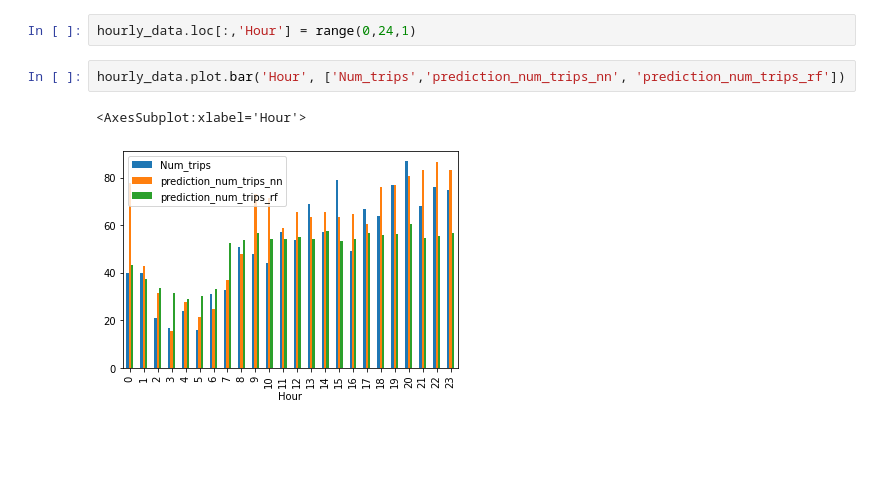
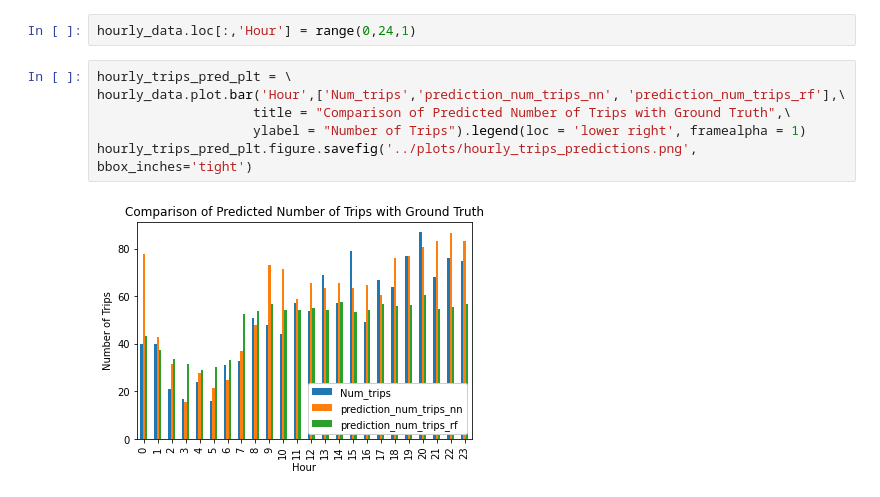
Before and after one commit to MAST30034-Applied-Data-Science/mast30034-project-1-senturner, a Jupyter notebook: notebooks/model_analysis.ipynb, the cells around one changed output. Cells and saved outputs as stored; diff of their text form; blank space fills up the shorter version.

```diff
--- a/notebooks/model_analysis.ipynb
+++ b/notebooks/model_analysis.ipynb
@@ -28,7 +32,10 @@ hourly_data = hourly_data[['Avg_driver_pay', 'Num_trips', 'prediction_num_trips_
 # %%
 hourly_data.loc[:,'Hour'] = range(0,24,1)
 # %%
-hourly_data.plot.bar('Hour', ['Num_trips','prediction_num_trips_nn', 'prediction_num_trips_rf'])
+hourly_trips_pred_plt = \
+hourly_data.plot.bar('Hour',['Num_trips','prediction_num_trips_nn', 'prediction_num_trips_rf'],\
+                    title = "Comparison of Predicted Number of Trips with Ground Truth",\
+                    ylabel = "Number of Trips").legend(loc = 'lower right', framealpha = 1)
+hourly_trips_pred_plt.figure.savefig('../plots/hourly_trips_predictions.png', bbox_inches='tight')
 # %% [output]
-<AxesSubplot:xlabel='Hour'>
-[figure, old version]
+[figure, new version]
```
Also changed, not shown: parts of 9 cells of this notebook, 11 other files.
